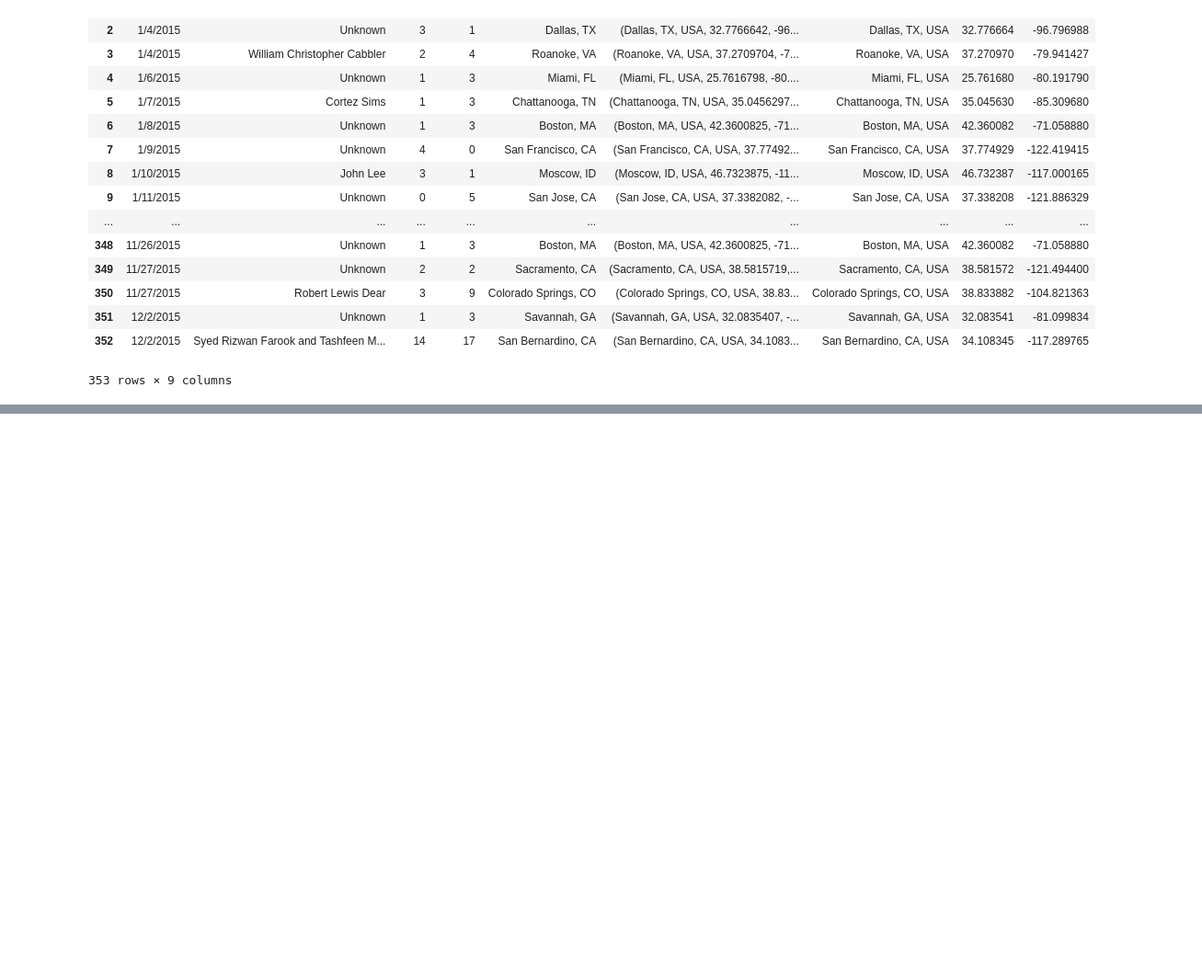
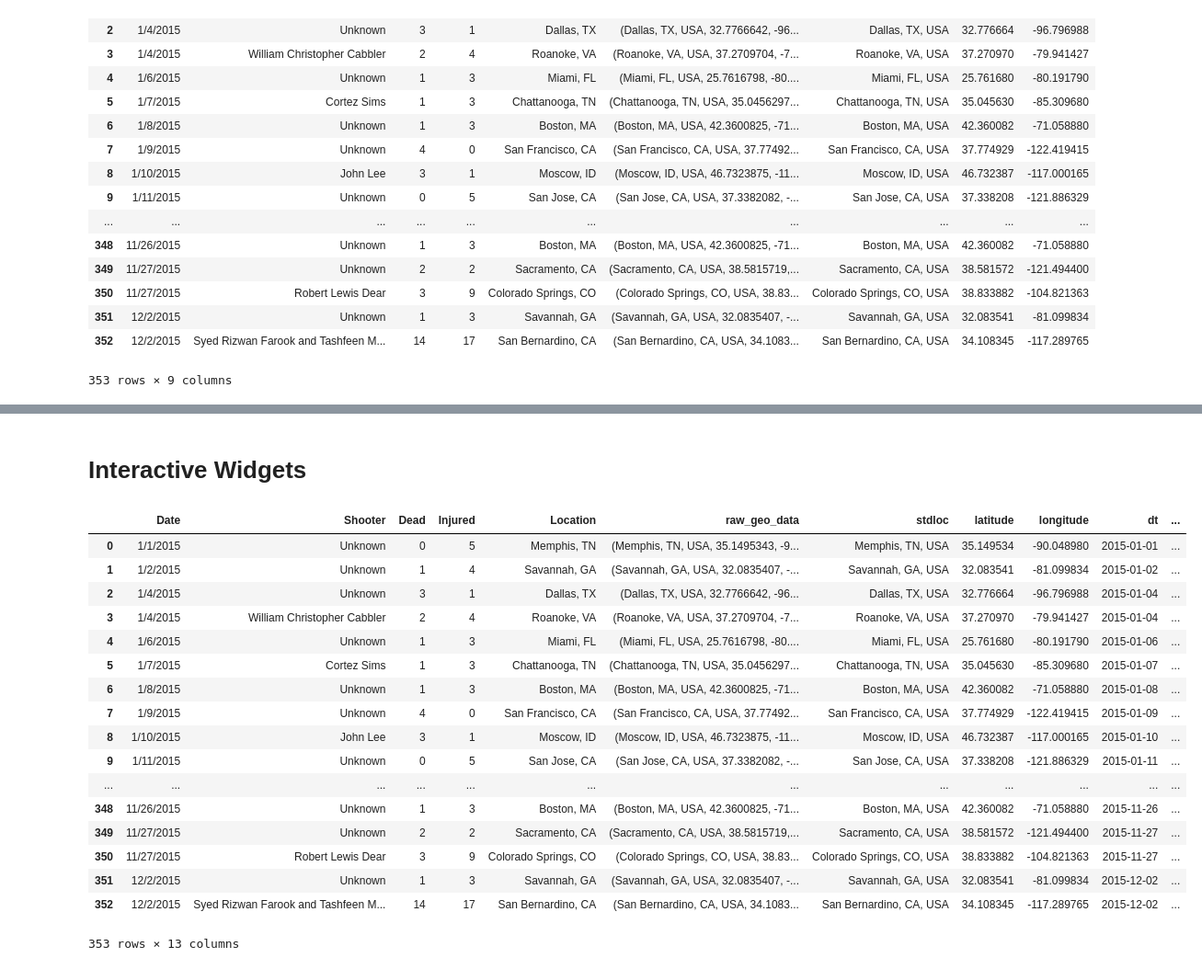
Before and after one commit to cchi/research, a Jupyter notebook: shootings/mass_shootings_events.ipynb, the cells around one changed output, grey strips where cells are left out. Shown at 92% size. Drawn from its saved outputs; the diff is of its cells as text; code cells hidden in the pictures; blank space fills up the shorter version.

Commit message:
added intro text and widget exploration

```diff
--- a/shootings/mass_shootings_events.ipynb
+++ b/shootings/mass_shootings_events.ipynb
@@ -365,3 +370,32 @@ for r in df2.iterrows():
 folium_display(m, 500)
 # %% [output]
 [interactive output not drawn]
+# %% [markdown]
+<h1>Interactive Widgets</h1>
+# %%
+df2['dt'] = df2['Date'].apply(lambda x: pd.to_datetime(x) )
+# %%
+df2['year'] = df2['dt'].apply(lambda x: x.year)
+df2['month'] = df2['dt'].apply(lambda x: x.month)
+df2['day'] = df2['dt'].apply(lambda x: x.day)
+# %%
+df2
+# %% [output]
+|  | Date | Shooter | Dead | Injured | Location | raw_geo_data | stdloc | latitude | longitude | dt | ... |
+| 0 | 1/1/2015 | Unknown | 0 | 5 | Memphis, TN | (Memphis, TN, USA, 35.1495343, -9... | Memphis, TN, USA | 35.149534 | -90.048980 | 2015-01-01 | ... |
+| 1 | 1/2/2015 | Unknown | 1 | 4 | Savannah, GA | (Savannah, GA, USA, 32.0835407, -... | Savannah, GA, USA | 32.083541 | -81.099834 | 2015-01-02 | ... |
+| 2 | 1/4/2015 | Unknown | 3 | 1 | Dallas, TX | (Dallas, TX, USA, 32.7766642, -96... | Dallas, TX, USA | 32.776664 | -96.796988 | 2015-01-04 | ... |
+| 3 | 1/4/2015 | William Christopher Cabbler | 2 | 4 | Roanoke, VA | (Roanoke, VA, USA, 37.2709704, -7... | Roanoke, VA, USA | 37.270970 | -79.941427 | 2015-01-04 | ... |
+| 4 | 1/6/2015 | Unknown | 1 | 3 | Miami, FL | (Miami, FL, USA, 25.7616798, -80.... | Miami, FL, USA | 25.761680 | -80.191790 | 2015-01-06 | ... |
+| 5 | 1/7/2015 | Cortez Sims | 1 | 3 | Chattanooga, TN | (Chattanooga, TN, USA, 35.0456297... | Chattanooga, TN, USA | 35.045630 | -85.309680 | 2015-01-07 | ... |
+| 6 | 1/8/2015 | Unknown | 1 | 3 | Boston, MA | (Boston, MA, USA, 42.3600825, -71... | Boston, MA, USA | 42.360082 | -71.058880 | 2015-01-08 | ... |
+| 7 | 1/9/2015 | Unknown | 4 | 0 | San Francisco, CA | (San Francisco, CA, USA, 37.77492... | San Francisco, CA, USA | 37.774929 | -122.419415 | 2015-01-09 | ... |
+| 8 | 1/10/2015 | John Lee | 3 | 1 | Moscow, ID | (Moscow, ID, USA, 46.7323875, -11... | Moscow, ID, USA | 46.732387 | -117.000165 | 2015-01-10 | ... |
+| 9 | 1/11/2015 | Unknown | 0 | 5 | San Jose, CA | (San Jose, CA, USA, 37.3382082, -... | San Jose, CA, USA | 37.338208 | -121.886329 | 2015-01-11 | ... |
+| ... | ... | ... | ... | ... | ... | ... | ... | ... | ... | ... | ... |
+| 348 | 11/26/2015 | Unknown | 1 | 3 | Boston, MA | (Boston, MA, USA, 42.3600825, -71... | Boston, MA, USA | 42.360082 | -71.058880 | 2015-11-26 | ... |
+| 349 | 11/27/2015 | Unknown | 2 | 2 | Sacramento, CA | (Sacramento, CA, USA, 38.5815719,... | Sacramento, CA, USA | 38.581572 | -121.494400 | 2015-11-27 | ... |
+| 350 | 11/27/2015 | Robert Lewis Dear | 3 | 9 | Colorado Springs, CO | (Colorado Springs, CO, USA, 38.83... | Colorado Springs, CO, USA | 38.833882 | -104.821363 | 2015-11-27 | ... |
+| 351 | 12/2/2015 | Unknown | 1 | 3 | Savannah, GA | (Savannah, GA, USA, 32.0835407, -... | Savannah, GA, USA | 32.083541 | -81.099834 | 2015-12-02 | ... |
+| 352 | 12/2/2015 | Syed Rizwan Farook and Tashfeen M... | 14 | 17 | San Bernardino, CA | (San Bernardino, CA, USA, 34.1083... | San Bernardino, CA, USA | 34.108345 | -117.289765 | 2015-12-02 | ... |
+353 rows × 13 columns
```
Also changed, not shown: parts of 13 cells of this notebook.
